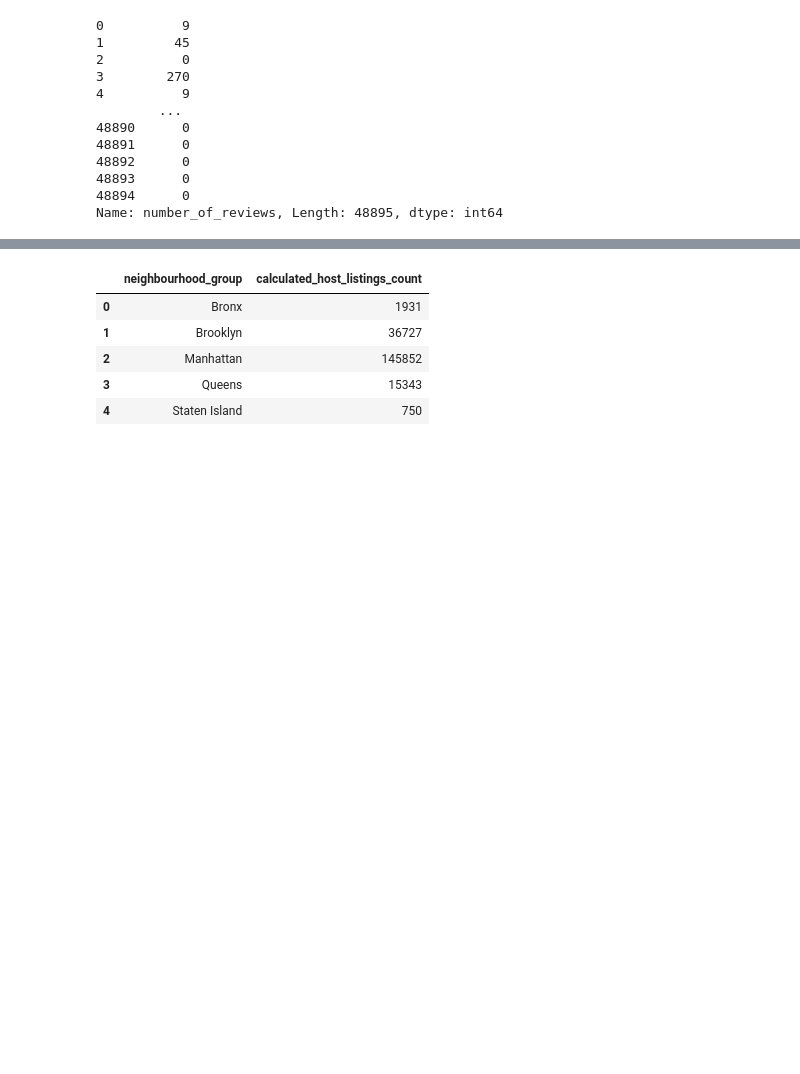
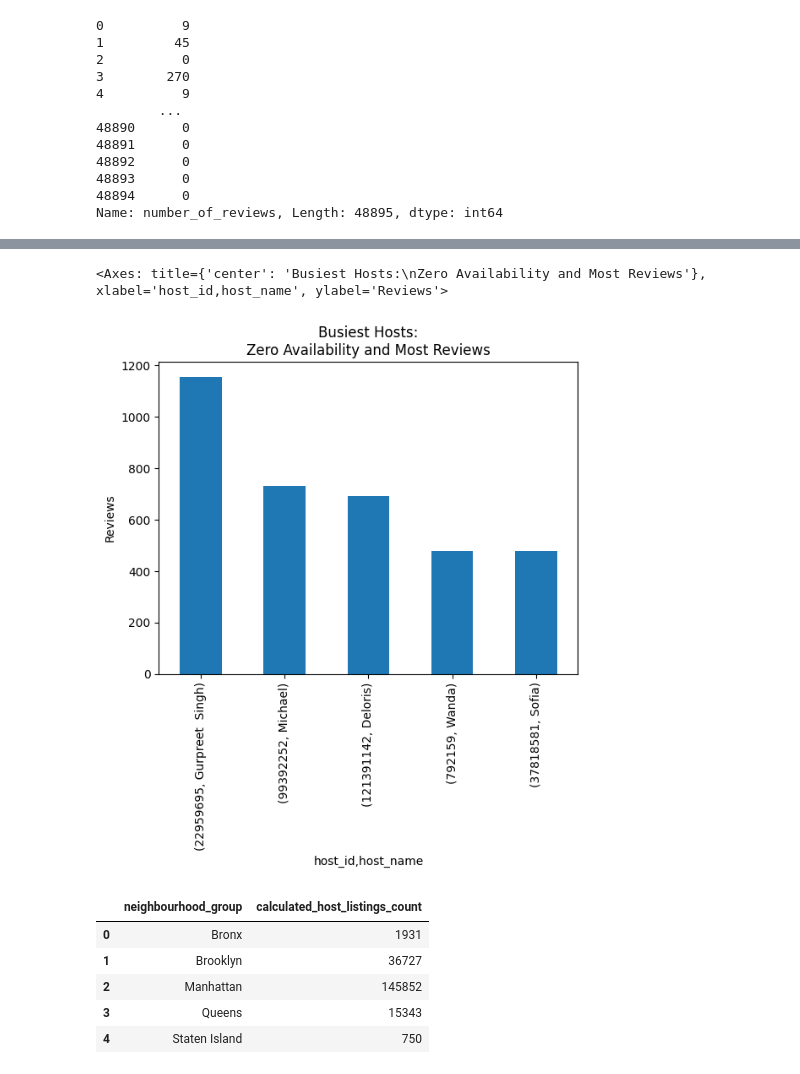
Before and after one commit to LeeTosti/coding-temple, a Jupyter notebook: week 3/assignments/AirBnB_Case_Study_Project.ipynb, the cells around one changed output, grey strips where cells are left out. Cells and saved outputs as stored; diff of their text form; code cells hidden in the pictures; blank space fills up the shorter version.

```diff
--- a/week 3/assignments/AirBnB_Case_Study_Project.ipynb
+++ b/week 3/assignments/AirBnB_Case_Study_Project.ipynb
@@ -76,16 +93,22 @@ display(ab_nyc_2019)
 # %%
 # Which hosts are the busiest and why?
+
 #We determined that busiest hosts would be anyone who did not have availability
 busiest_host = ab_nyc_2019[ab_nyc_2019['availability_365'] < 1]
 #Then out of those hosts, the ones with the most review would be our top hosts
 display(busiest_host.sort_values('number_of_reviews', ascending=False).head())
+
+busiest_host_plot = busiest_host.groupby(['host_id', 'host_name']).sum('number_of_reviews').sort_values('number_of_reviews', ascending=False).head()[['number_of_reviews']]
+busiest_host_plot.plot(y='number_of_reviews', kind='bar', ylabel='Reviews', legend=False, title='Busiest Hosts:\nZero Availability and Most Reviews')
 # %% [output]
 |  | id | name | host_id | host_name | neighbourhood_group | neighbourhood | latitude | longitude | ... |
 | 471 | 166172 | LG Private Room/Family Friendly | 792159 | Wanda | Brooklyn | Bushwick | 40.70283 | -73.92131 | ... |
 | 9974 | 7670562 | JFK 10 & LGA 15 MINUTES A/C PRIVA... | 22959695 | Gurpreet Singh | Queens | Richmond Hill | 40.69604 | -73.82449 | ... |
 | 9976 | 7675781 | JFK 10 & LGA 15 MINUTES AWAY A/C ... | 22959695 | Gurpreet Singh | Queens | Richmond Hill | 40.69463 | -73.82610 | ... |
 | 22104 | 17779504 | Relaxing Quiet Room Just 6 Mins f... | 121391142 | Deloris | Queens | Springfield Gardens | 40.66535 | -73.76367 | ... |
 | 5876 | 4282178 | A Superhost SALE! DELUXE Room! | 21641206 | Veronica | Brooklyn | Bedford-Stuyvesant | 40.69724 | -73.94914 | ... |
+<Axes: title={'center': 'Busiest Hosts:\nZero Availability and Most Reviews'}, xlabel='host_id,host_name', ylabel='Reviews'>
+[figure, added]
 # %%
 # How many neighborhood groups are available and which shows up the most?
 
```
Also changed, not shown: parts of 7 cells of this notebook.
